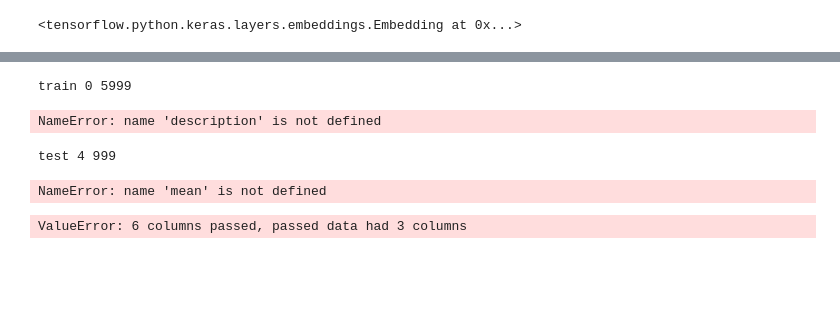
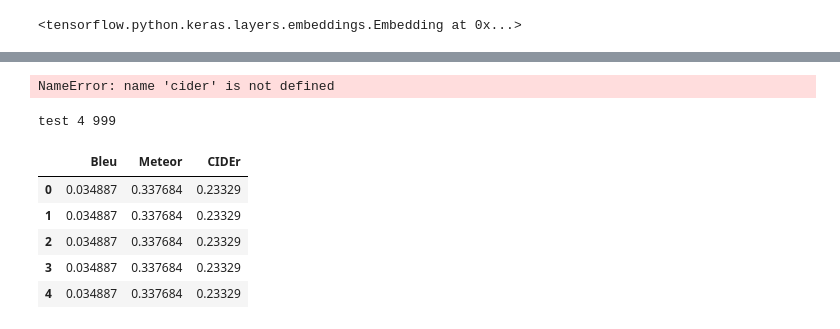
Before and after one commit to anvime/image-captioning, a Jupyter notebook: framework.ipynb, the cells around one changed output, grey strips where cells are left out. Cells and saved outputs as stored; diff of their text form; code cells hidden in the pictures; blank space fills up the shorter version.

```diff
--- a/framework.ipynb
+++ b/framework.ipynb
@@ -15,7 +15,7 @@ config = { "images_path": "../Flickr8k_Dataset/",
            "token_path": "../Flickr8k_text/Flickr8k.token.txt",
            "word_embedings_path": "../glove/glove.6B.200d.txt",
            "embedings_dim": 200, # Polish - 100
-           "train_model": False, # True if you intend to train the model
+           "train_model": True, # True if you intend to train the model
            "encode_images": False,
            "pretrained_model_path": "",
            "encoded_images_test": "../Pickle/encoded_test_images.pkl",
@@ -431,6 +431,20 @@ decoder1 = add([fe2, se3])
 decoder2 = Dense(256, activation='relu')(decoder1)
 outputs = Dense(vocab_size, activation='softmax')(decoder2)
 model = Model(inputs=[inputs1, inputs2], outputs=outputs)
+# %%
+# Deep stacked LSTM
+inputs1 = Input(shape=(2048,))
+fe1 = Dropout(0.5)(inputs1)
+fe2 = Dense(256, activation='relu')(fe1)
+inputs2 = Input(shape=(max_length,))
+se1 = Embedding(vocab_size, config["embedings_dim"], mask_zero=True)(inputs2)
+se2 = Dropout(0.5)(se1)
+se3 = LSTM(256, return_sequences=True, input_shape=(2048,))(se2)
+se4 = LSTM(256)(se3)
+decoder1 = add([fe2, se4])
+decoder2 = Dense(256, activation='relu')(decoder1)
+outputs = Dense(vocab_size, activation='softmax')(decoder2)
+model = Model(inputs=[inputs1, inputs2], outputs=outputs)
 # %%
 model.summary()
 # %% [output]
@@ -456,8 +470,8 @@ model.layers[2]
 # %% [output]
 <tensorflow.python.keras.layers.embeddings.Embedding at 0x...>
 # %%
-model.layers[2].set_weights([embedding_matrix])
-model.layers[2].trainable = False
+model.layers[1].set_weights([embedding_matrix])
+model.layers[1].trainable = False
 # %%
 model.compile(loss='categorical_crossentropy', optimizer='adam')
 # %%
@@ -563,6 +591,7 @@ def cider(given_captions, prediction):
 ####
 import warnings; warnings.simplefilter('ignore')
 from IPython.display import clear_output
+from numpy import mean
 
 #preparation of metrics lists
 bleu_train_scores = []
@@ -608,15 +637,18 @@ for i in range(0,5):
 result = pd.DataFrame.from_dict(
     result_data,
     orient='index',
-    columns=['Bleu TREN', 'Bleu TEST', 'Meteor TREN', 'Meteor TEST', 'CIDEr TREN', 'CIDEr TEST']
+    columns=['Bleu', 'Meteor', 'CIDEr']
 )
 
 result
 # %% [output]
-train 0 5999
+NameError: name 'cider' is not defined
-NameError: name 'description' is not defined
 # %%
- for i in range(0,5):
+bleu_test_scores = []
+meteor_test_scores = []
+cider_test_scores = []
+
+for i in range(0,5):
 
     bleu_test_scores.append([])
     meteor_test_scores.append([])
@@ -644,42 +676,30 @@ NameError: name 'description' is not defined
 
 
 result_data = {}
-
-#calculate mean score based on socres list for each metric
-for i in range(0,5):
-    result_data[str(i)] = [
-        mean(bleu_test_scores[i]),
-        mean(meteor_test_scores[i]),
-        mean(cider_test_scores[i])
-    ]
-
-result = pd.DataFrame.from_dict(
-    result_data,
-    orient='index',
-    columns=['Bleu TREN', 'Bleu TEST', 'Meteor TREN', 'Meteor TEST', 'CIDEr TREN', 'CIDEr TEST']
-)
-
-result
 # %% [output]
 test 4 999
-NameError: name 'mean' is not defined
 # %%
 #calculate mean score based on socres list for each metric
 from numpy import mean
 
 for i in range(0,5):
     result_data[str(i)] = [
         mean(bleu_test_scores[i]),
         mean(meteor_test_scores[i]),
         mean(cider_test_scores[i])
     ]
 
 result = pd.DataFrame.from_dict(
     result_data,
     orient='index',
-    columns=['Bleu', 'Meteor TREN', 'Meteor TEST', 'CIDEr TREN', 'CIDEr TEST']
+    columns=['Bleu', 'Meteor', 'CIDEr']
 )
 
 result
 # %% [output]
-ValueError: 6 columns passed, passed data had 3 columns
+|  | Bleu | Meteor | CIDEr |
+| 0 | 0.034887 | 0.337684 | 0.23329 |
+| 1 | 0.034887 | 0.337684 | 0.23329 |
+| 2 | 0.034887 | 0.337684 | 0.23329 |
+| 3 | 0.034887 | 0.337684 | 0.23329 |
+| 4 | 0.034887 | 0.337684 | 0.23329 |
```
Also changed, not shown: parts of 4 cells of this notebook.
